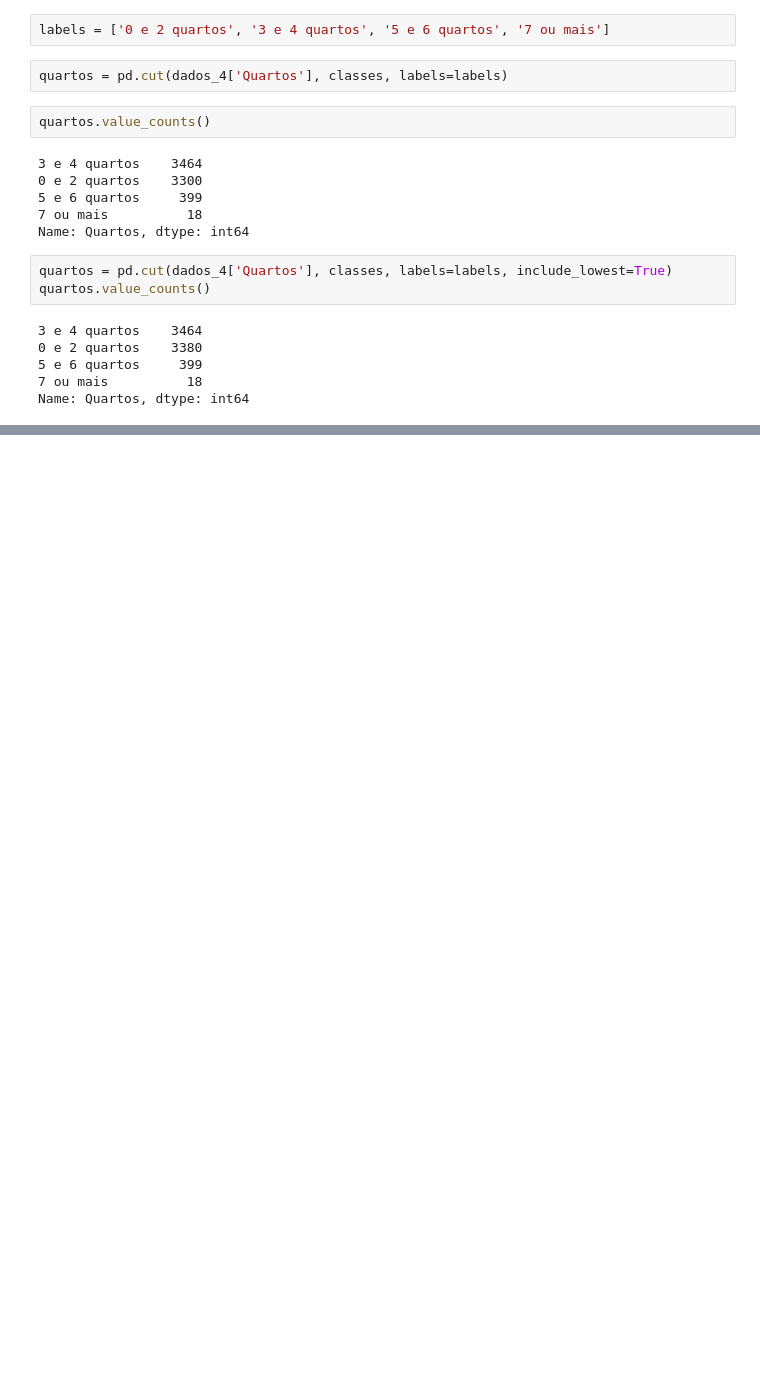
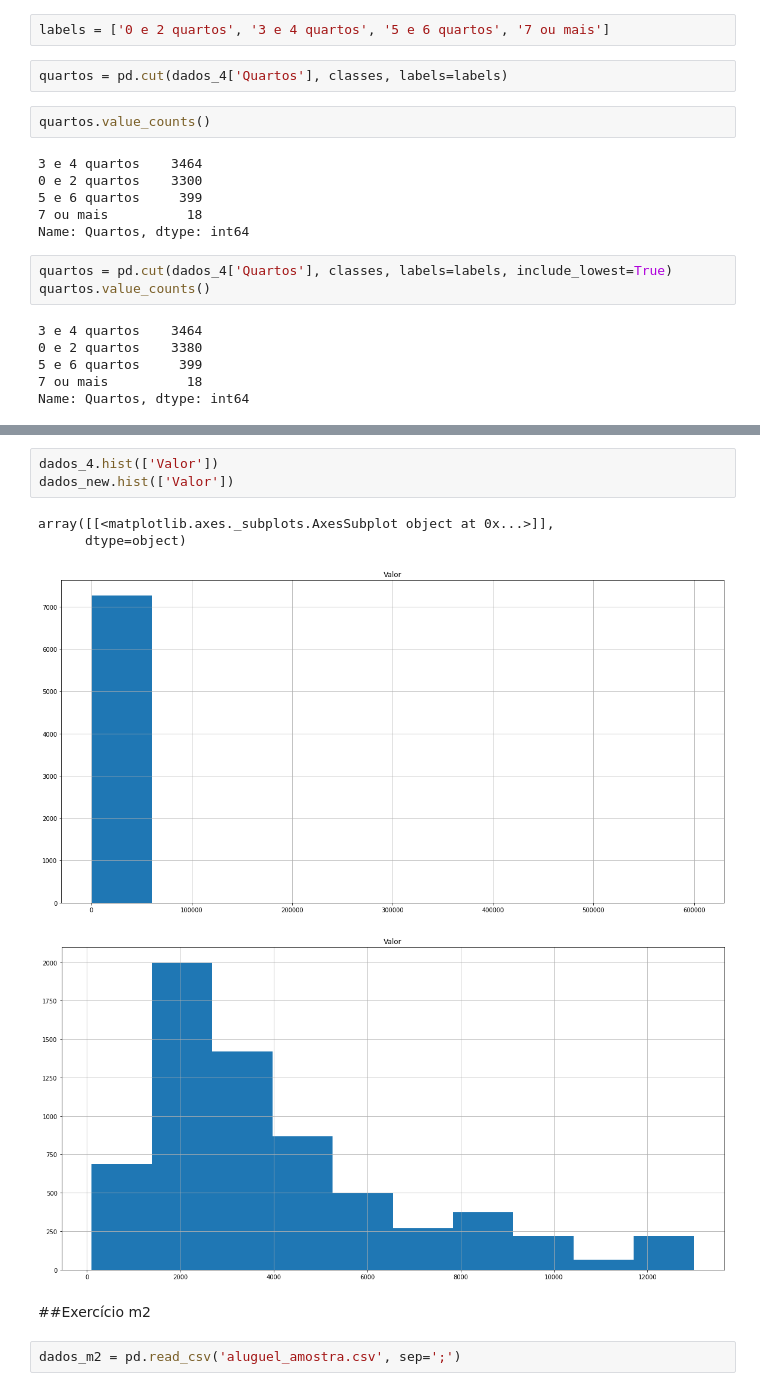
Before and after one commit to andrade-lcs/Data_Science_alura, a Jupyter notebook: pandas_alura.ipynb, the cells around one changed output, grey strips where cells are left out. Drawn from its saved outputs; the diff is of its cells as text; blank space fills up the shorter version.

```diff
--- a/pandas_alura.ipynb
+++ b/pandas_alura.ipynb
@@ -999,0 +1060,12 @@ Name: Quartos, dtype: int64
+# %%
+dados_4.hist(['Valor'])
+dados_new.hist(['Valor'])
+# %% [output]
+array([[<matplotlib.axes._subplots.AxesSubplot object at 0x...>]],
+      dtype=object)
+[figure, added]
+[figure, added]
+# %% [markdown]
+##Exercício m2
+# %%
+dados_m2 = pd.read_csv('aluguel_amostra.csv', sep=';')
```
Also changed, not shown: parts of 26 cells of this notebook.
